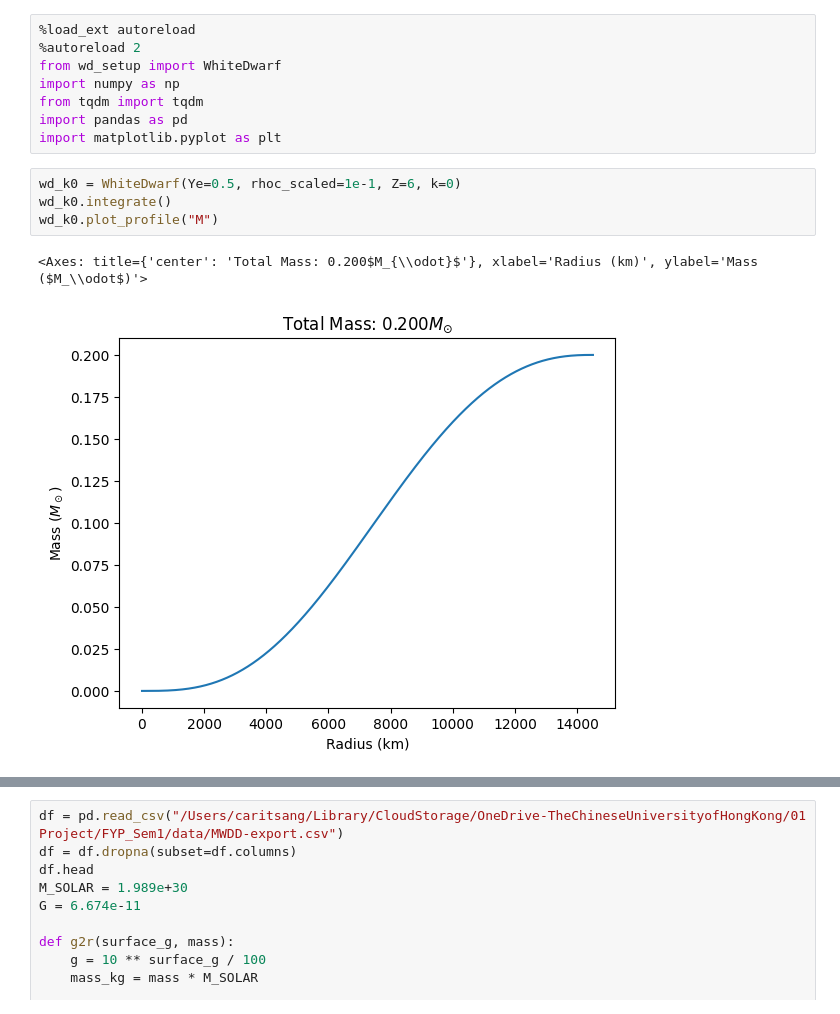
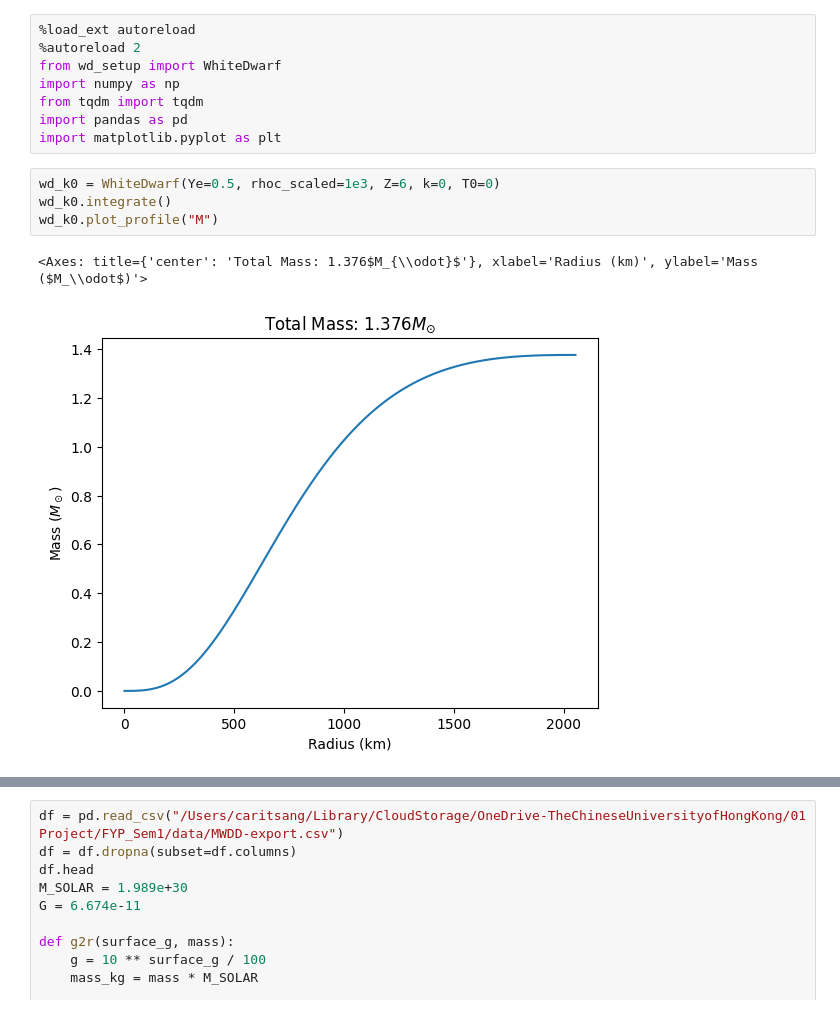
Before and after one commit to yttcari/FYP, a Jupyter notebook: proton_decay/main.ipynb, the cells around one changed output, grey strips where cells are left out. Saved outputs shown, nothing was run; the diff lists cells and outputs as text.

```diff
--- a/proton_decay/main.ipynb
+++ b/proton_decay/main.ipynb
@@ -7,11 +7,11 @@ from tqdm import tqdm
 import pandas as pd
 import matplotlib.pyplot as plt
 # %%
-wd_k0 = WhiteDwarf(Ye=0.5, rhoc_scaled=1e-1, Z=6, k=0)
+wd_k0 = WhiteDwarf(Ye=0.5, rhoc_scaled=1e3, Z=6, k=0, T0=0)
 wd_k0.integrate()
 wd_k0.plot_profile("M")
 # %% [output]
-<Axes: title={'center': 'Total Mass: 0.200$M_{\\odot}$'}, xlabel='Radius (km)', ylabel='Mass ($M_\\odot$)'>
+<Axes: title={'center': 'Total Mass: 1.376$M_{\\odot}$'}, xlabel='Radius (km)', ylabel='Mass ($M_\\odot$)'>
-[figure, old version]
+[figure, new version]
 # %%
 from constants import proton_energy
```
Also changed, not shown: parts of 18 cells of this notebook, 5 other files.
